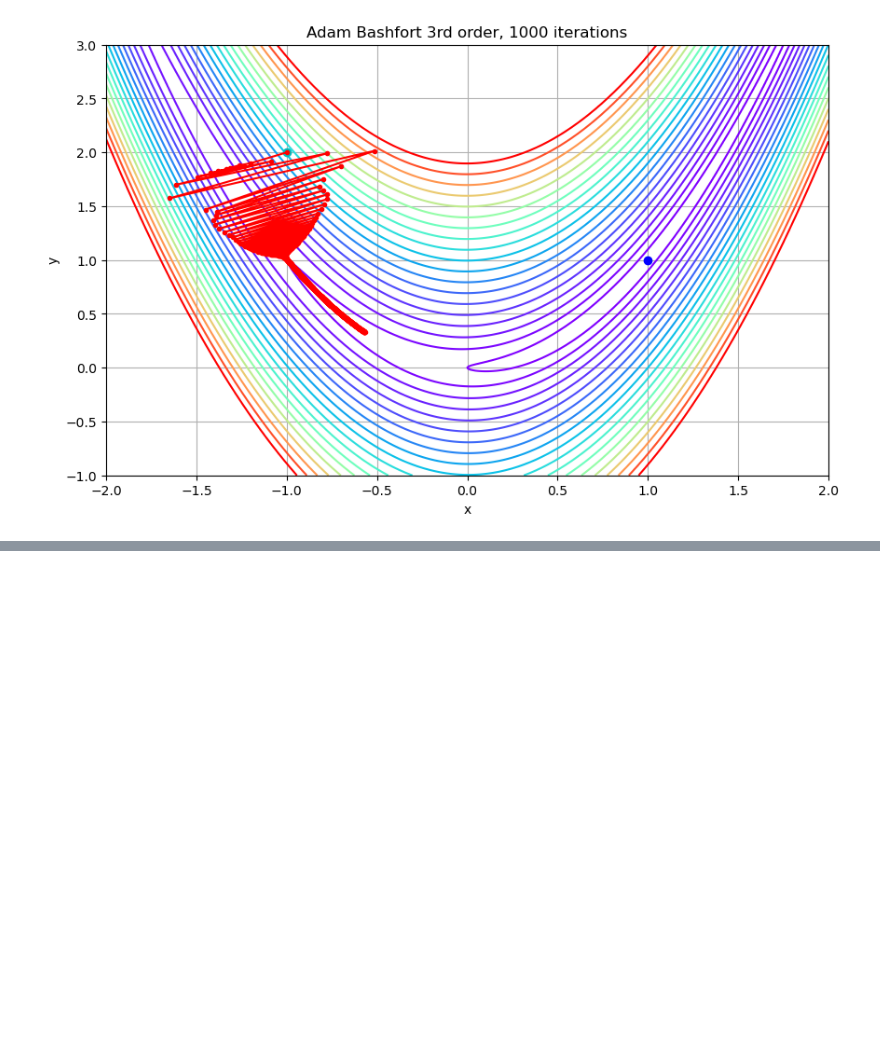
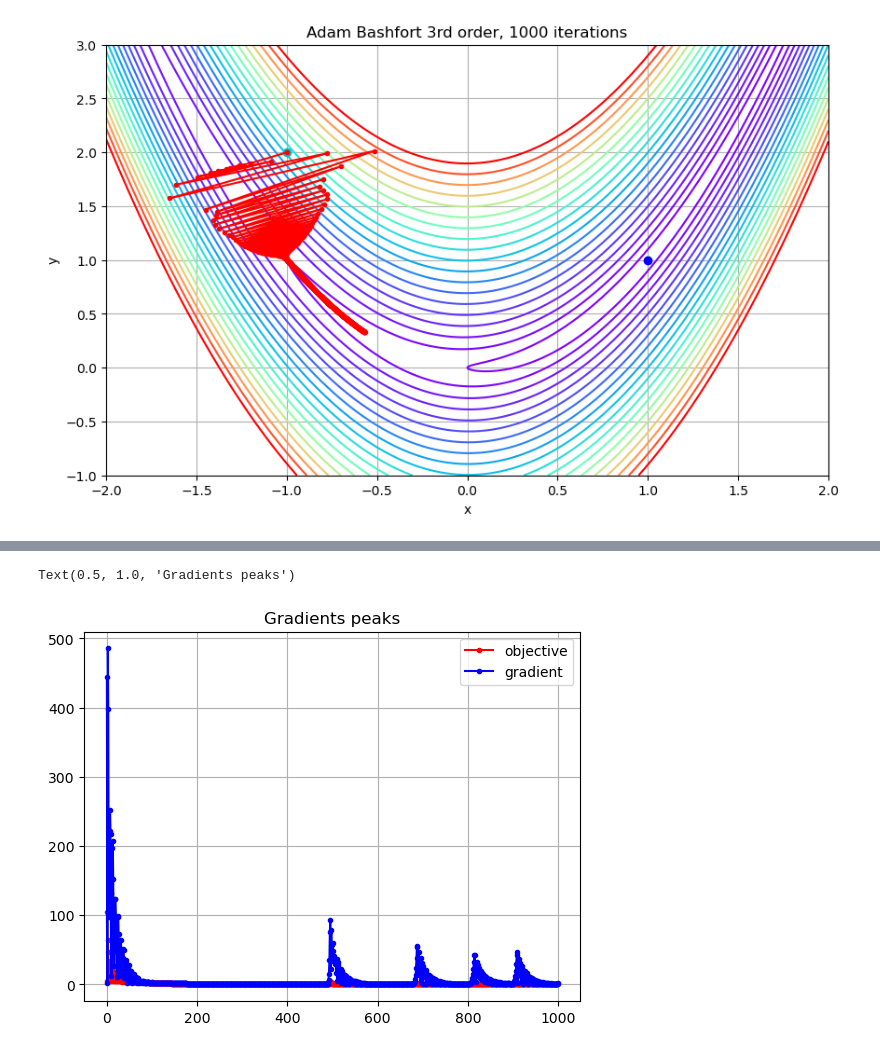
Before and after one commit to matthias-p-nowak/rosenbrock, a Jupyter notebook: rb-trial2.ipynb, the cells around one changed output, grey strips where cells are left out. Saved outputs shown, nothing was run; the diff lists cells and outputs as text; code cells hidden in the pictures; blank space fills up the shorter version.

```diff
--- a/rb-trial2.ipynb
+++ b/rb-trial2.ipynb
@@ -134,0 +170,9 @@ plt.show()
+# %%
+plt.plot(obs[:, 0], "r.-", label="objective")
+plt.plot(obs[:, 1], "b.-", label="gradient")
+plt.legend()
+plt.grid(True)
+plt.title("Gradients peaks")
+# %% [output]
+Text(0.5, 1.0, 'Gradients peaks')
+[figure, added]
```
Also changed, not shown: parts of 7 cells of this notebook, 4 other files.
